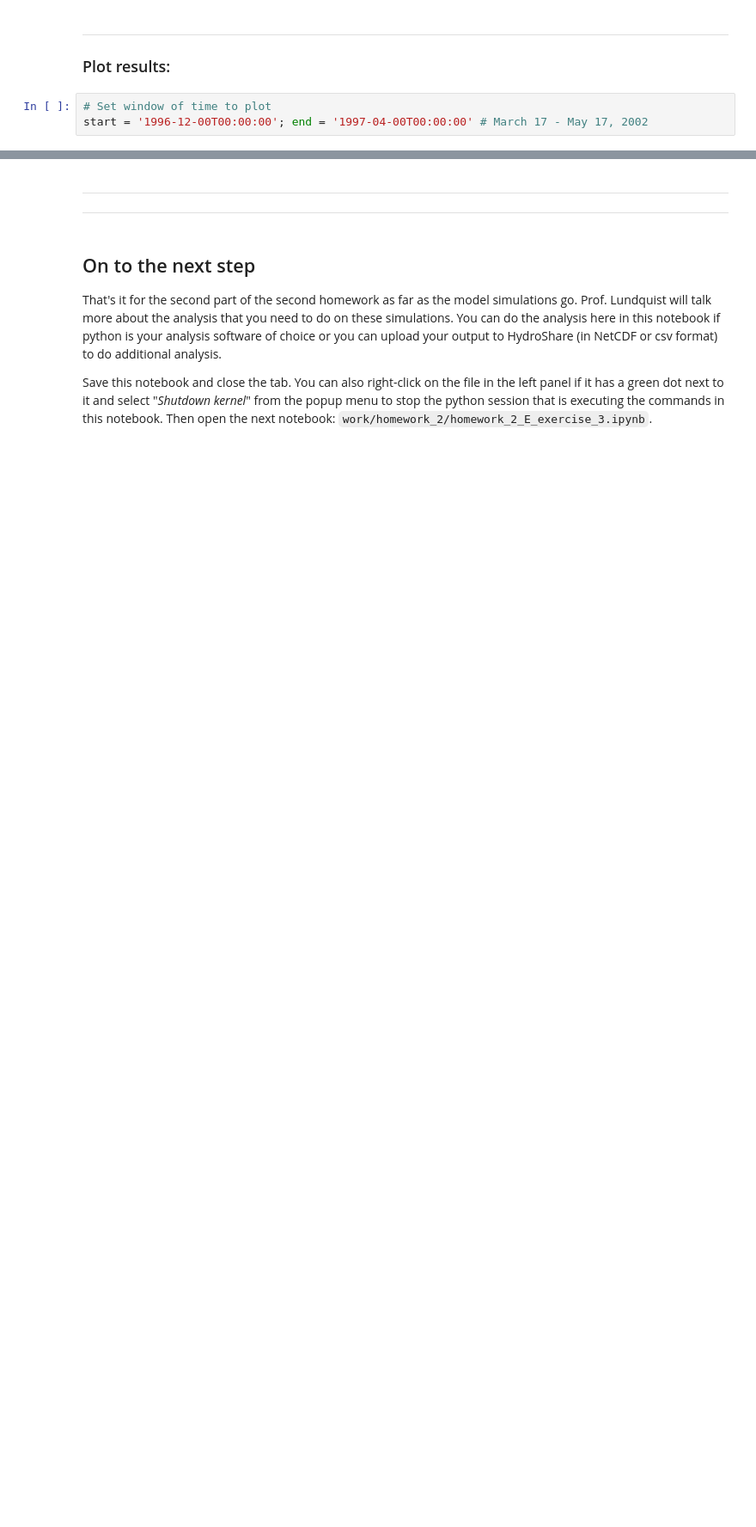
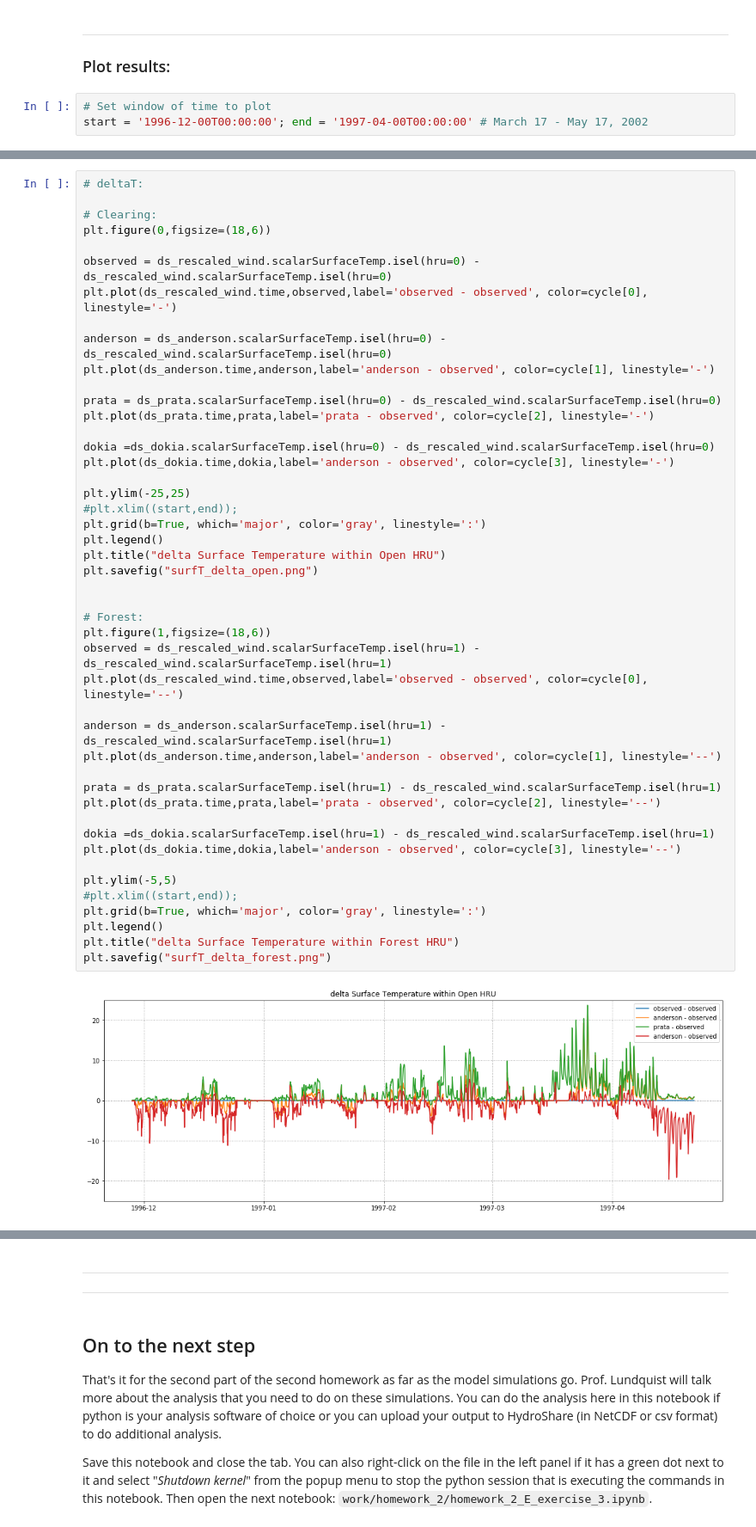
Before and after one commit to spestana/snowhydro-summa, a Jupyter notebook: homework_2/homework_2_D_exercise_2.ipynb, the cells around one changed output, grey strips where cells are left out. Shown at 86% size. Saved outputs shown, nothing was run; the diff lists cells and outputs as text; blank space fills up the shorter version.

```diff
--- a/homework_2/homework_2_D_exercise_2.ipynb
+++ b/homework_2/homework_2_D_exercise_2.ipynb
@@ -568,0 +634,48 @@ plt.savefig("surfT_forest.png")
+# %%
+# deltaT:
+
+# Clearing:
+plt.figure(0,figsize=(18,6))
+
+observed = ds_rescaled_wind.scalarSurfaceTemp.isel(hru=0) - ds_rescaled_wind.scalarSurfaceTemp.isel(hru=0)
+plt.plot(ds_rescaled_wind.time,observed,label='observed - observed', color=cycle[0], linestyle='-')
+
+anderson = ds_anderson.scalarSurfaceTemp.isel(hru=0) - ds_rescaled_wind.scalarSurfaceTemp.isel(hru=0)
+plt.plot(ds_anderson.time,anderson,label='anderson - observed', color=cycle[1], linestyle='-')
+
+prata = ds_prata.scalarSurfaceTemp.isel(hru=0) - ds_rescaled_wind.scalarSurfaceTemp.isel(hru=0)
+plt.plot(ds_prata.time,prata,label='prata - observed', color=cycle[2], linestyle='-')
+
+dokia =ds_dokia.scalarSurfaceTemp.isel(hru=0) - ds_rescaled_wind.scalarSurfaceTemp.isel(hru=0)
+plt.plot(ds_dokia.time,dokia,label='anderson - observed', color=cycle[3], linestyle='-')
+
+plt.ylim(-25,25)
+#plt.xlim((start,end));
+plt.grid(b=True, which='major', color='gray', linestyle=':')
+plt.legend()
+plt.title("delta Surface Temperature within Open HRU")
+plt.savefig("surfT_delta_open.png")
+
+
+# Forest:
+plt.figure(1,figsize=(18,6))
+observed = ds_rescaled_wind.scalarSurfaceTemp.isel(hru=1) - ds_rescaled_wind.scalarSurfaceTemp.isel(hru=1)
+plt.plot(ds_rescaled_wind.time,observed,label='observed - observed', color=cycle[0], linestyle='--')
+
+anderson = ds_anderson.scalarSurfaceTemp.isel(hru=1) - ds_rescaled_wind.scalarSurfaceTemp.isel(hru=1)
+plt.plot(ds_anderson.time,anderson,label='anderson - observed', color=cycle[1], linestyle='--')
+
+prata = ds_prata.scalarSurfaceTemp.isel(hru=1) - ds_rescaled_wind.scalarSurfaceTemp.isel(hru=1)
+plt.plot(ds_prata.time,prata,label='prata - observed', color=cycle[2], linestyle='--')
+
+dokia =ds_dokia.scalarSurfaceTemp.isel(hru=1) - ds_rescaled_wind.scalarSurfaceTemp.isel(hru=1)
+plt.plot(ds_dokia.time,dokia,label='anderson - observed', color=cycle[3], linestyle='--')
+
+plt.ylim(-5,5)
+#plt.xlim((start,end));
+plt.grid(b=True, which='major', color='gray', linestyle=':')
+plt.legend()
+plt.title("delta Surface Temperature within Forest HRU")
+plt.savefig("surfT_delta_forest.png")
+# %% [output]
+[figure, added]
```
Also changed, not shown: parts of 12 cells of this notebook, 10 other files.
